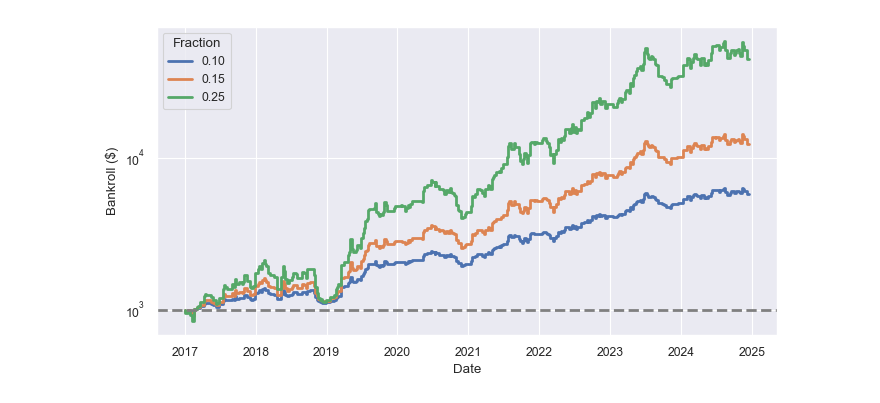
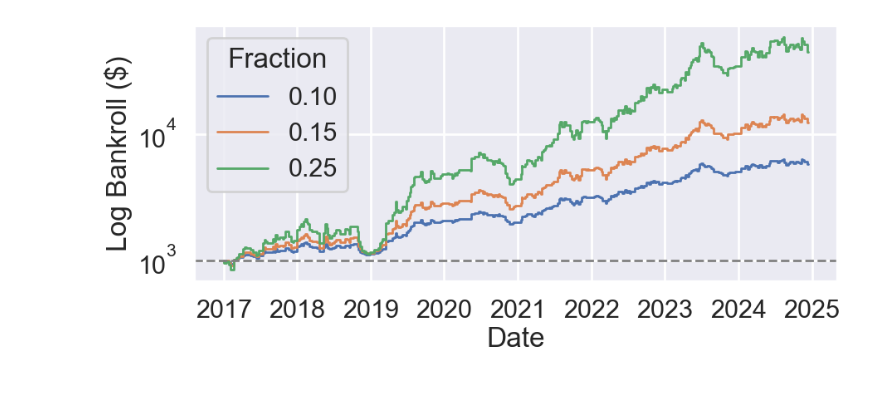
Before and after one commit to ehan03/yale-senior-thesis, a Jupyter notebook: notebooks/backtest_stuff/plotting.ipynb, the cells around one changed output. Saved outputs shown, nothing was run; the diff lists cells and outputs as text; code cells hidden in the pictures.

```diff
--- a/notebooks/backtest_stuff/plotting.ipynb
+++ b/notebooks/backtest_stuff/plotting.ipynb
@@ -4,7 +4,7 @@ import pandas as pd
 import matplotlib.pyplot as plt
 import seaborn as sns
 
-sns.set_theme(style="darkgrid", context="paper")
+sns.set_theme(style="darkgrid", context="poster")
 # %%
 MODEL = "lr"
 STRATEGY = "simultaneous"
@@ -19,25 +19,25 @@ backtest_actual_25 = pd.read_csv(f"../../model_files/{MODEL}/case_study/backtest
 # %%
 temp = backtest_odds[["event_id", "date"]].drop_duplicates()
 dates = [pd.to_datetime("2017-01-01")] + temp["date"].tolist()
 
-fig, ax = plt.subplots(figsize=(8, 4))
+fig, ax = plt.subplots(figsize=(10, 4))
 dfs = [backtest_actual_10, backtest_actual_15, backtest_actual_25]
 labels = ["0.10", "0.15", "0.25"]
 
 for df, label in zip(dfs, labels):
     bankroll = [1000] + df["bankroll"].tolist()
     _ax = sns.lineplot(
         x=dates,
         y=bankroll,
         ax=ax,
         linewidth=2,
         drawstyle="steps-pre",
         label=label,
     )
-ax.set(xlabel="Date", ylabel="Bankroll ($)")
+ax.set(xlabel="Date", ylabel="Log Bankroll ($)")
 ax.axhline(1000, color="gray", linestyle="--", linewidth=2)
 ax.legend(title="Fraction", loc="upper left")
 ax.set_yscale("log")
 plt.show()
 # %% [output]
-[figure, old version]
+[figure, new version]
```
Also changed, not shown: 26 other files.
